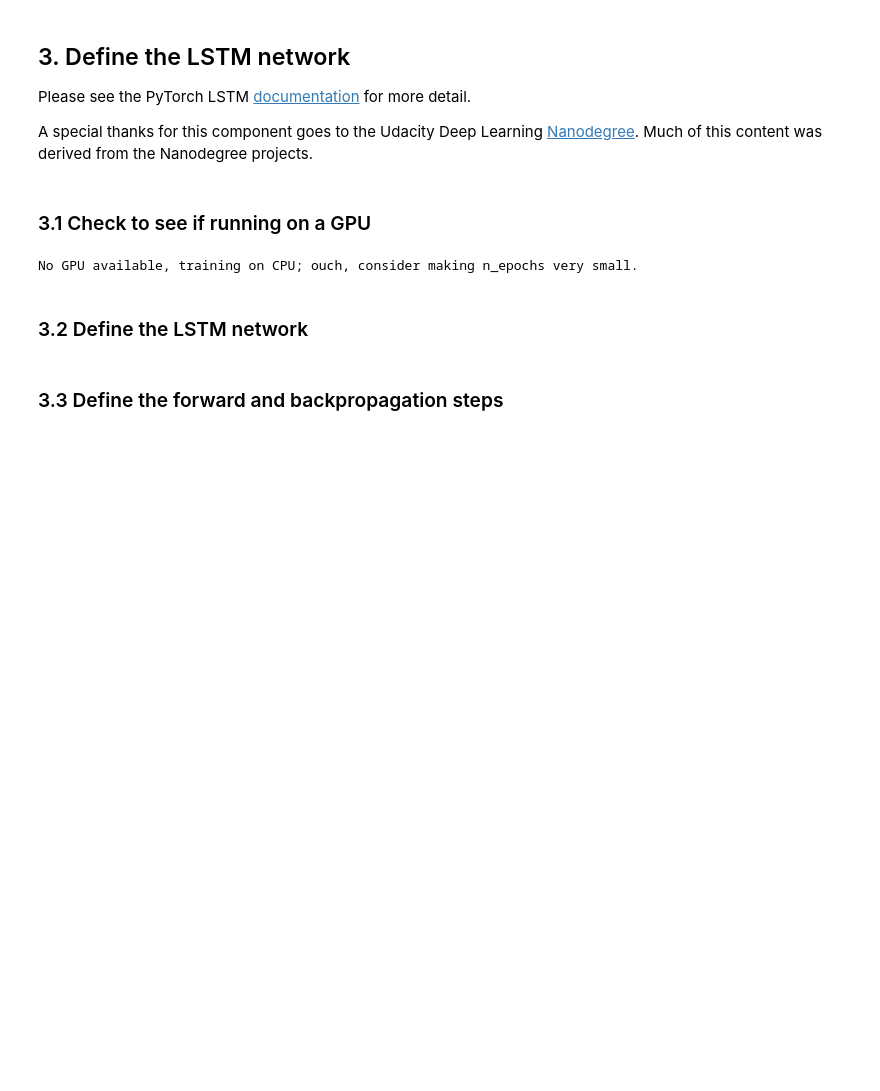
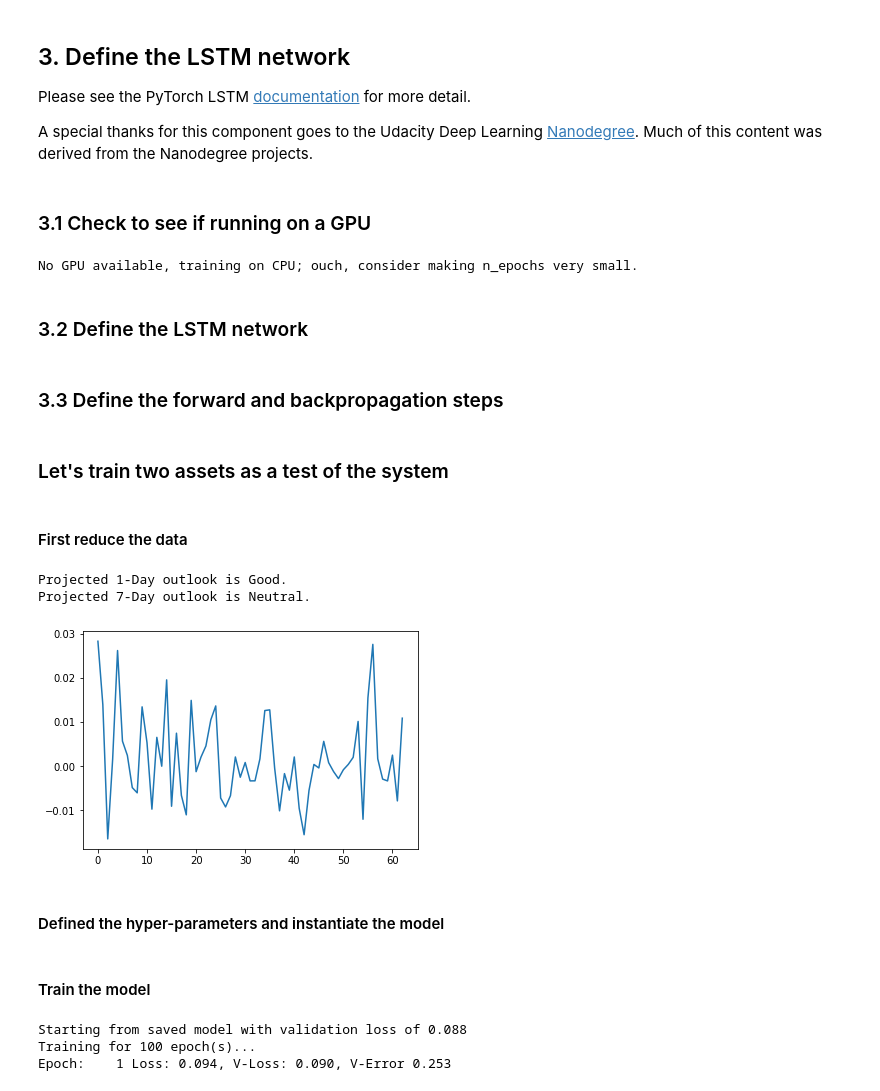
Before and after one commit to daniel-fudge/DRL-Portfolio-Optimization, a Jupyter notebook: signal-processing.ipynb, the cells around one changed output. Cells and saved outputs as stored; diff of their text form; code cells hidden in the pictures; blank space fills up the shorter version.

Commit message:
LSTM operational but can't get validation loss below 0.09.

```diff
--- a/signal-processing.ipynb
+++ b/signal-processing.ipynb
@@ -88,0 +98,4 @@ We will follow the stardard practice of splitting our non-test data 9-1 between
+# %%
+print(x.shape)
+x = np.swapaxes(x, 1, 2)
+print(x.shape)
@@ -108,6 +126,7 @@ A special thanks for this component goes to the Udacity Deep Learning [Nanodegre
 ### 3.1 Check to see if running on a GPU
 # %%
 train_on_gpu = torch.cuda.is_available()
+device = torch.device("cuda" if train_on_gpu else "cpu")
 if(train_on_gpu):
     print('Training on GPU!')
 else:
@@ -248,0 +314,38 @@ def forward_back_prop(lstm, optimizer, criterion, x, y, hidden, clip=5.0):
+# %% [markdown]
+### Let's train two assets as a test of the system
+# %% [markdown]
+#### First reduce the data
+# %%
+n_assets = 2
+n_dt = 2
+batch_size = 200
+
+# Slice the assets from x and stack the dt and n_assets for y
+tmp_x = torch.from_numpy(x_train[:, :, :n_assets]).float().to(device)
+tmp_y = torch.from_numpy(y_train[:, :n_assets, :n_dt].reshape(-1, n_dt*n_assets)).float().to(device)
+train_loader = DataLoader(TensorDataset(tmp_x, tmp_y), shuffle=True, batch_size=batch_size)
+
+# Do the same for the verification and test sets
+tmp_x = torch.from_numpy(x_val[:, :, :n_assets]).float().to(device)
+tmp_y = torch.from_numpy(y_val[:, :n_assets, :n_dt].reshape(-1, n_dt*n_assets)).float().to(device)
+val_loader = DataLoader(TensorDataset(tmp_x, tmp_y), shuffle=True, batch_size=batch_size)
+
+tmp_x = torch.from_numpy(x_test[:, :, :n_assets]).float().to(device)
+tmp_y = torch.from_numpy(y_test[:, :n_assets, :n_dt].reshape(-1, n_dt*n_assets)).float().to(device)
+test_loader = DataLoader(TensorDataset(tmp_x, tmp_y), shuffle=True, batch_size=batch_size)
+del tmp_x, tmp_y
+
+# Print a batch to test
+data_iter = iter(train_loader)
+sample_x, sample_y = data_iter.next()
+decoder = {0.0: 'Very bad', 0.25: 'Bad', 0.5: 'Neutral', 0.75: 'Good', 1.0: 'Very good'}
+print("Projected 1-Day outlook is {}.".format(decoder[sample_y[0, 0].item()]))
+print("Projected 7-Day outlook is {}.".format(decoder[sample_y[0, 1].item()]))
+plt.plot(sample_x[0, :, 0])
+plt.show()
+# %% [output]
+Projected 1-Day outlook is Good.
+Projected 7-Day outlook is Neutral.
+[figure, added]
+# %% [markdown]
+#### Defined the hyper-parameters and instantiate the model
@@ -248,0 +362,36 @@ def forward_back_prop(lstm, optimizer, criterion, x, y, hidden, clip=5.0):
+# %% [markdown]
+#### Train the model
+# %%
+n_epochs = 100
+learning_rate = 0.0001
+optimizer = torch.optim.Adam(lstm.parameters(), lr=learning_rate)
+criterion = nn.MSELoss()
+
+# Load a previously trained model
+min_v_loss = 1.0
+model_name = 'na'
+for name in glob('lstm_vloss_*.pth'):
+    try:
+        v_loss = float(name[11:-4])
+    except:
+        pass
+    else:
+        if v_loss < min_v_loss:
+            min_v_loss = v_loss
+            model_name = name
+if model_name != 'na':
+    try:
+        saved_lstm = LSTM(n_assets, n_assets*n_dt, k, n_layers, n_hidden, dropout)
+        saved_lstm.load_state_dict(torch.load(model_name))
+    except:
+        min_v_loss = 1.0
+    else:
+        lstm = saved_lstm
+        print('Starting from saved model with validation loss of {:.3f}'.format(min_v_loss))
+
+# Restart the training
+lstm = train_lstm(lstm, batch_size, optimizer, criterion, n_epochs, min_v_loss)
+# %% [output]
+Starting from saved model with validation loss of 0.088
+Training for 100 epoch(s)...
+Epoch:    1 Loss: 0.094, V-Loss: 0.090, V-Error 0.253
```
Also changed, not shown: parts of 12 cells of this notebook, 1 other file.
